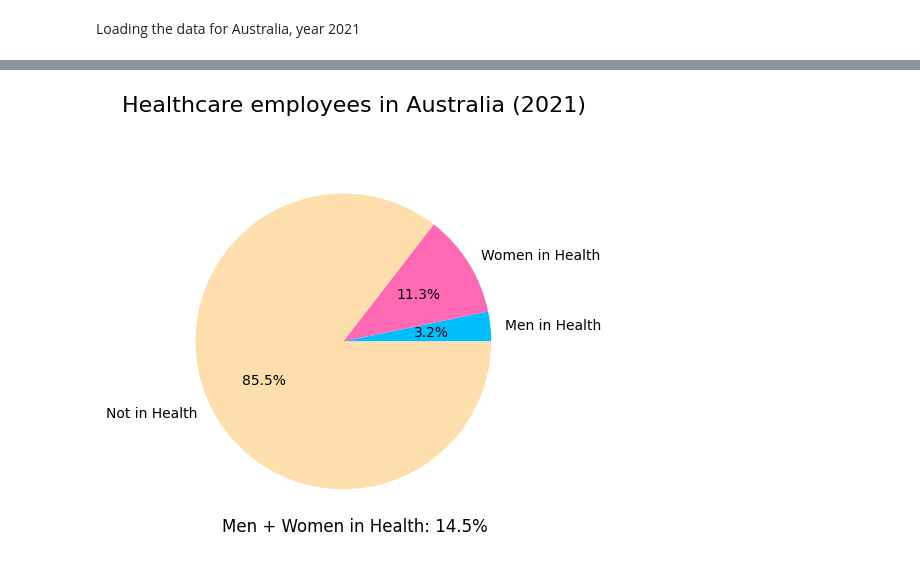
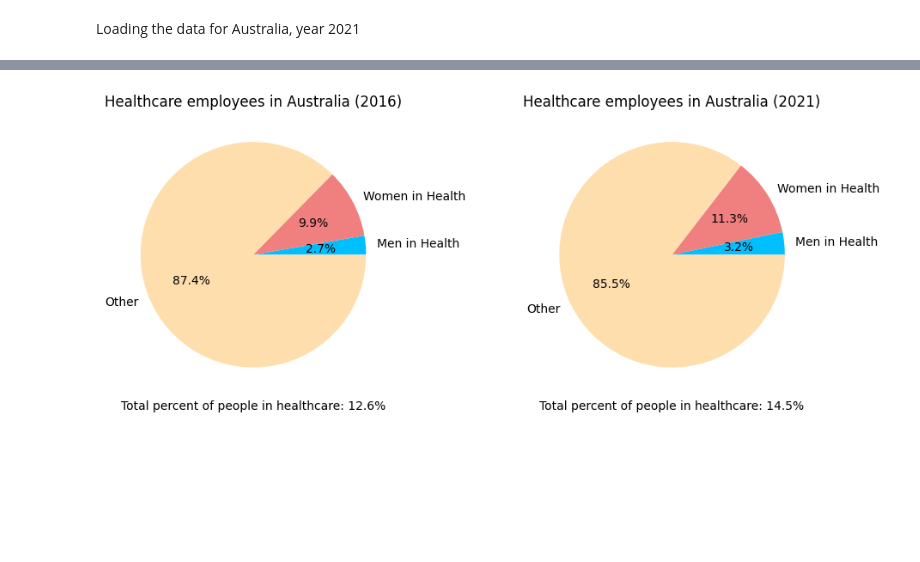
Before and after one commit to rakkateichou/CITS2402-prj1, a Jupyter notebook: CITS2402-Assignment-template.ipynb, the cells around one changed output, grey strips where cells are left out. Drawn from its saved outputs; the diff is of its cells as text; code cells hidden in the pictures; blank space fills up the shorter version.

```diff
--- a/CITS2402-Assignment-template.ipynb
+++ b/CITS2402-Assignment-template.ipynb
@@ -94,0 +107,11 @@ aus2021 = {'male_total': male_total, 'female_total': female_total, 'person_total
+# %%
+# 2021 Census Australia
+aus2021 = load_data_aus(
+    [
+        "/AUS/2021/2021Census_G54A_AUS_AUS.csv",
+        "/AUS/2021/2021Census_G54B_AUS_AUS.csv",
+        "/AUS/2021/2021Census_G54C_AUS_AUS.csv",
+        "/AUS/2021/2021Census_G54D_AUS_AUS.csv"
+    ]
+)
+aus2021
@@ -112,15 +132,27 @@ plt.show()
-# %%
-plt.pie(
-    [aus2021['male_health'], aus2021['female_health'], aus2021['person_total'] - aus2021['person_health']],
-    labels=["Men in Health", "Women in Health", "Not in Health"],
-    colors=["deepskyblue", "hotpink", "navajowhite"], autopct='%1.1f%%',
-)
-plt.title("Healthcare employees in Australia (2021)", x = 0.53, y = 1.1, fontsize = 16)
-plt.figtext(
-    0.53, 0.1,
-    f"Men + Women in Health: {(aus2021['person_health'] / aus2021['person_total'] * 100):.1f}%",
-    ha='center', fontsize=12
-)
-plt.show()
-# %% [output]
-[figure, removed]
+# %%
+def pieplot_health_aus(data: pd.DataFrame, title: str, ax: plt.Axes):
+    labels = ["Men in Health", "Women in Health", "Other"]
+    colors = ["deepskyblue", "lightcoral", "navajowhite"]
+
+    health_data = data.filter(like="Health")
+    health_num_male = health_data.loc[Type.MALE].values[0]
+    health_num_female = health_data.loc[Type.FEMALE].values[0]
+    health_num_other = data.loc[Type.TOTAL].drop("Total").drop(health_data).sum()
+
+    health_num_total = health_num_male + health_num_female
+    data_num_total = data.loc[Type.TOTAL, "Total"]
+    percentage_in_health = health_num_total / data_num_total * 100
+
+    ax.pie(
+        [health_num_male, health_num_female, health_num_other],
+        labels=labels, colors=colors, autopct='%1.1f%%'
+    )
+    ax.set_title(title)
+    ax.set_xlabel(f"Total percent of people in healthcare: {percentage_in_health:.1f}%")
+# %%
+fig, axes = plt.subplots(1, 2, figsize=(10, 4))
+pieplot_health_aus(aus2016, "Healthcare employees in Australia (2016)", ax=axes[0])
+pieplot_health_aus(aus2021, "Healthcare employees in Australia (2021)", ax=axes[1])
+plt.tight_layout()
+# %% [output]
+[figure, added]
```
Also changed, not shown: parts of 20 cells of this notebook, 9 other files.
